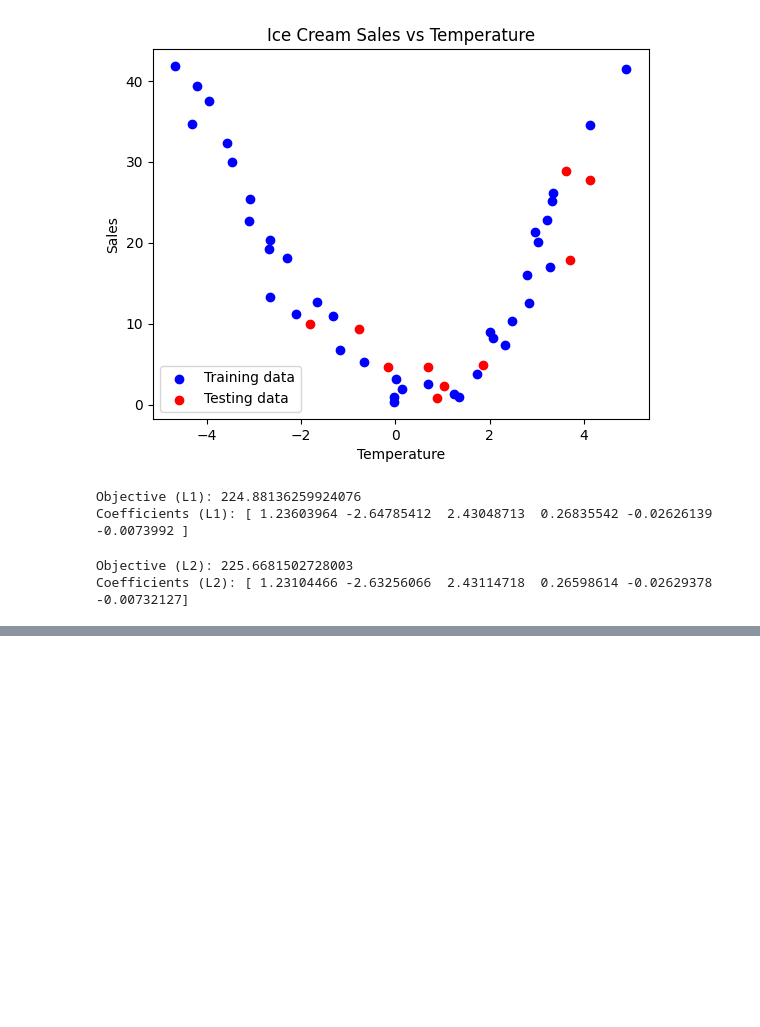
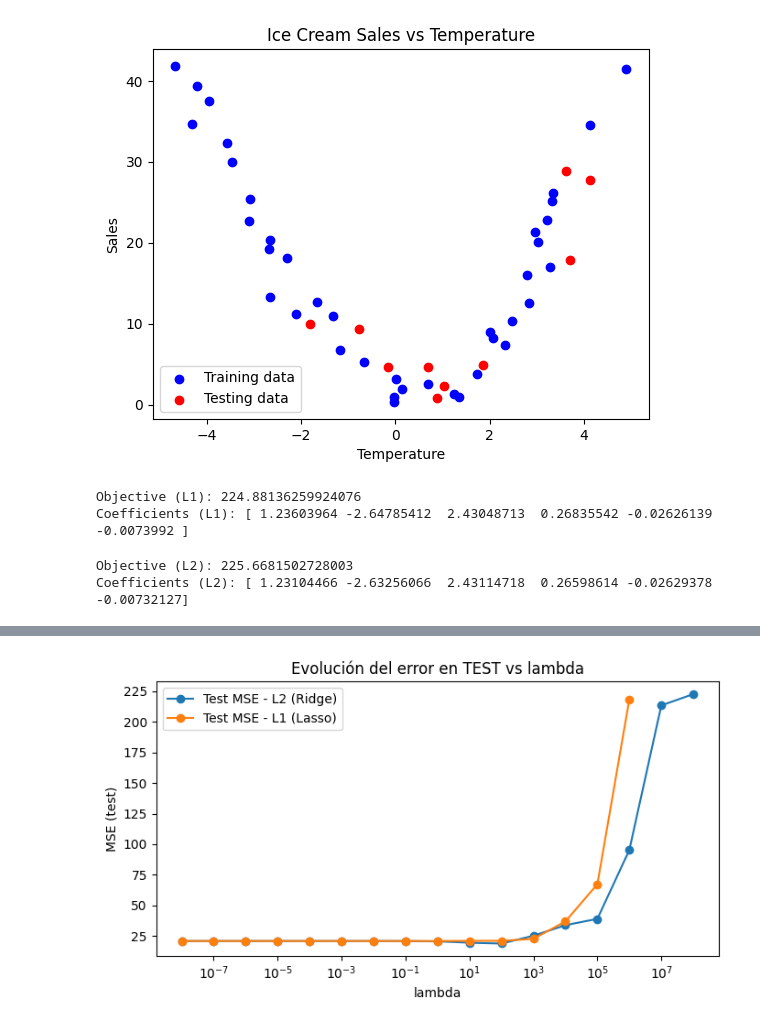
Before and after one commit to hugol1212/Fundamentos, a Jupyter notebook: practica3_1_alumnos.ipynb, the cells around one changed output, grey strips where cells are left out. Drawn from its saved outputs; the diff is of its cells as text; code cells hidden in the pictures; blank space fills up the shorter version.

```diff
--- a/practica3_1_alumnos.ipynb
+++ b/practica3_1_alumnos.ipynb
@@ -427,0 +447,66 @@ ValueError: matmul: Input operand 1 does not have enough dimensions (has 0, gufu
+# %%
+# Evolución del error en test
+
+
+# Evolución del error en test (L1 vs L2) variando lambda
+
+import numpy as np
+import cvxpy as cp
+import matplotlib.pyplot as plt
+
+degree = 5
+
+# Asegurar 1D
+xtr = np.asarray(X_train).ravel()
+xte = np.asarray(X_test).ravel()
+
+# Matrices de diseño
+A_train = np.vander(xtr, degree + 1, increasing=True)
+A_test  = np.vander(xte, degree + 1, increasing=True)
+
+# 17 valores: [1e-8, ..., 1e8]
+lambdas = 10.0 ** np.arange(-8, 9)
+
+test_mse_l1 = []
+test_mse_l2 = []
+
+for lam in lambdas:
+    # ---- L2 (Ridge) ----
+    w_l2 = cp.Variable(degree + 1)
+    prob_l2 = cp.Problem(
+        cp.Minimize(cp.sum_squares(A_train @ w_l2 - y_train) + lam * cp.sum_squares(w_l2))
+    )
+    prob_l2.solve(solver=cp.SCS, max_iters=20000, eps=1e-5, verbose=False)
+
+    if w_l2.value is None:
+        test_mse_l2.append(np.nan)
+    else:
+        yhat_test_l2 = A_test @ w_l2.value
+        test_mse_l2.append(np.mean((yhat_test_l2 - y_test) ** 2))
+
+    # ---- L1 (Lasso) ----
+    w_l1 = cp.Variable(degree + 1)
+    prob_l1 = cp.Problem(
+        cp.Minimize(cp.sum_squares(A_train @ w_l1 - y_train) + lam * cp.norm1(w_l1))
+    )
+    prob_l1.solve(solver=cp.SCS, max_iters=20000, eps=1e-5, verbose=False)
+
+    if w_l1.value is None:
+        test_mse_l1.append(np.nan)
+    else:
+        yhat_test_l1 = A_test @ w_l1.value
+        test_mse_l1.append(np.mean((yhat_test_l1 - y_test) ** 2))
+
+# Plot
+plt.figure(figsize=(7,4))
+plt.plot(lambdas, test_mse_l2, marker="o", label="Test MSE - L2 (Ridge)")
+plt.plot(lambdas, test_mse_l1, marker="o", label="Test MSE - L1 (Lasso)")
+plt.xscale("log")
+plt.xlabel("lambda")
+plt.ylabel("MSE (test)")
+plt.title("Evolución del error en TEST vs lambda")
+plt.legend()
+plt.tight_layout()
+plt.show()
+# %% [output]
+[figure, added]
```
Also changed, not shown: parts of 2 cells of this notebook.
